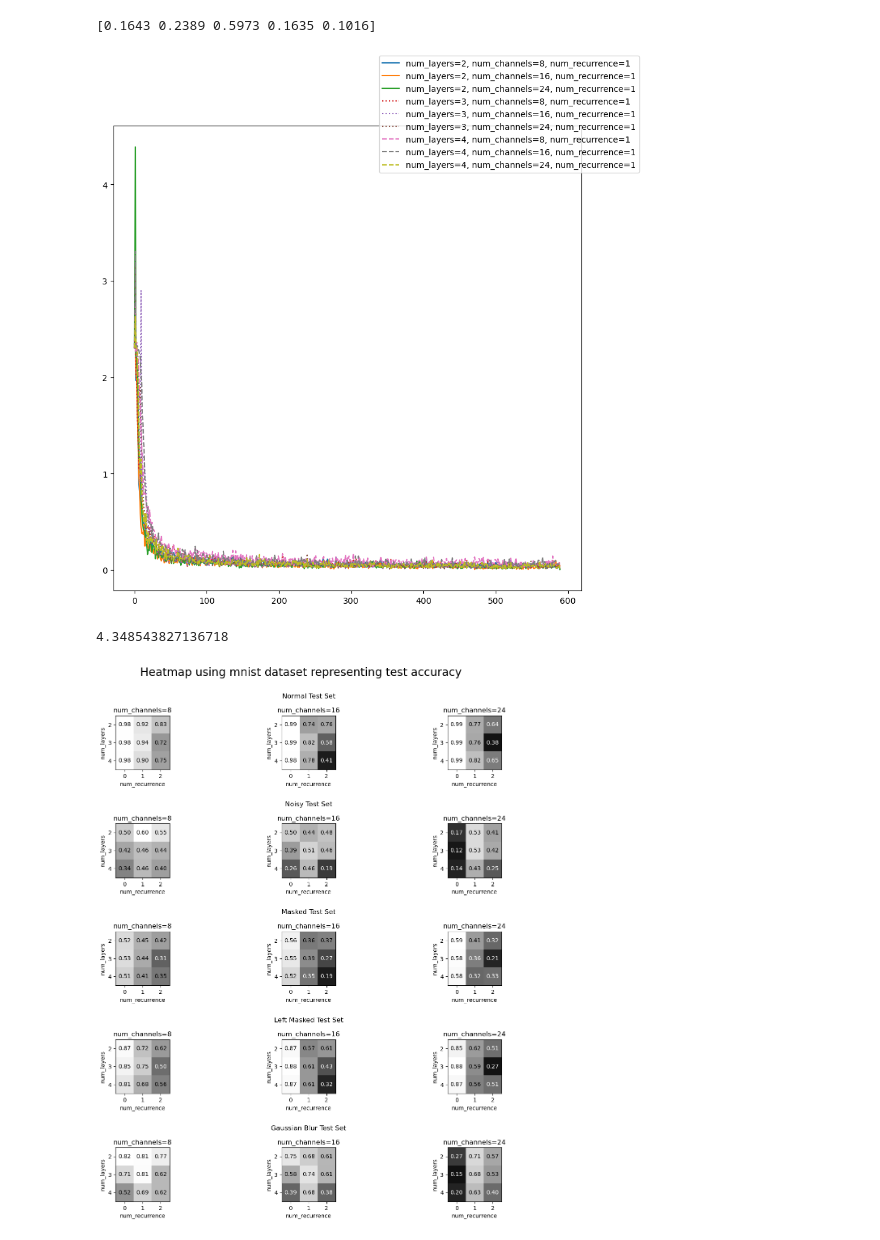
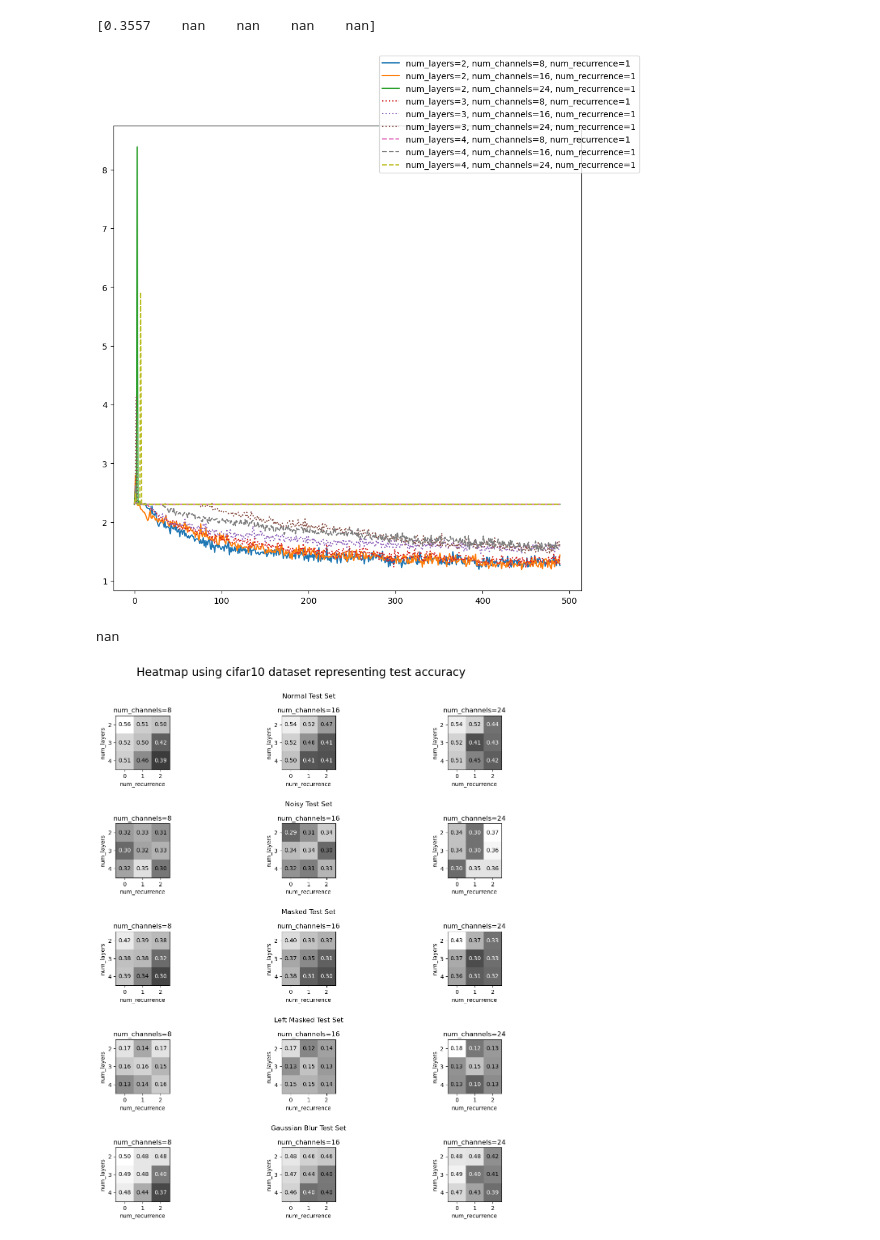
Before and after one commit to jacobyeung/recurrent-vision, a Jupyter notebook: analysis_mnist_bn_res.ipynb, the cells around one changed output. Cells and saved outputs as stored; diff of their text form; code cells hidden in the pictures.

```diff
--- a/analysis_mnist_bn_res.ipynb
+++ b/analysis_mnist_bn_res.ipynb
@@ -50,7 +50,7 @@ plt.style.use("default")
 # fig.tight_layout()
 # fig.savefig(f"{dataset}accuracy.png")
 # %%
-dataset = "mnist"
+dataset = "cifar10"
 seeds = [0, 10, 100, 1000, 10000]
 constant_acc = {"mnist": 0.1135, "cifar10": 0.10}
 all_acc = []
@@ -61,7 +61,7 @@ all_gaussian_blur_acc = []
 num_nans = 0
 losses = []
 for seed in seeds:
-    with open(f"./results/{dataset}_ind_bn_seed={seed}_combined_list.pkl", "rb") as f:
+    with open(f"./results/{dataset}_seed={seed}_combined_list.pkl", "rb") as f:
         temp = pkl.load(f)
     # Set values to nan if they are equal to the constant accuracy
     temp["test_accs"][np.where(temp["test_accs"] == constant_acc[dataset])] = np.nan
@@ -151,8 +151,8 @@ fig.legend(handles, labels)
 
 print(all_noisy_acc[:, 2, 2, 2])
 # %% [output]
-[0.1643 0.2389 0.5973 0.1635 0.1016]
+[0.3557    nan    nan    nan    nan]
-[figure, old version]
+[figure, new version]
 # %%
 acc_avg = np.nanmean(all_acc, axis=0)
 acc_std = np.nanstd(all_acc, axis=0)
@@ -170,7 +170,7 @@ print(np.sum(noisy_acc_std))
 # 3.4331005714587133
 # 3.831386051146184
 # %% [output]
-4.348543827136718
+nan
 # %%
 # bar_width = 0.2
 # fig, axes = plt.subplots(3, 3, figsize=(15, 15), sharey=True)
@@ -234,47 +234,47 @@ fig, axes = plt.subplots(5, 3, figsize=(15, 15))
 
 # Manual cleanup for cifar10
 # print(acc_avg[1, 2, 2])
-# acc_avg[1, 2, 2] = np.nanmean(all_acc[:, :, 2, 2])
-# acc_std[1, 2, 2] = np.nanstd(all_acc[:, :, 2, 2])
-# noisy_acc_avg[1, 2, 2] = np.nanmean(all_noisy_acc[:, :, 2, 2])
-# noisy_acc_std[1, 2, 2] = np.nanstd(all_noisy_acc[:, :, 2, 2])
-# masked_acc_avg[1, 2, 2] = np.nanmean(all_masked_acc[:, :, 2, 2])
-# masked_acc_std[1, 2, 2] = np.nanstd(all_masked_acc[:, :, 2, 2])
-# left_masked_acc_avg[1, 2, 2] = np.nanmean(all_left_masked_acc[:, :, 2, 2])
-# left_masked_acc_std[1, 2, 2] = np.nanstd(all_left_masked_acc[:, :, 2, 2])
-# gaussian_blur_acc_avg[1, 2, 2] = np.nanmean(all_gaussian_blur_acc[:, :, 2, 2])
-# gaussian_blur_acc_std[1, 2, 2] = np.nanstd(all_gaussian_blur_acc[:, :, 2, 2])
+acc_avg[1, 2, 2] = np.nanmean(all_acc[:, :, 2, 2])
+acc_std[1, 2, 2] = np.nanstd(all_acc[:, :, 2, 2])
+noisy_acc_avg[1, 2, 2] = np.nanmean(all_noisy_acc[:, :, 2, 2])
+noisy_acc_std[1, 2, 2] = np.nanstd(all_noisy_acc[:, :, 2, 2])
+masked_acc_avg[1, 2, 2] = np.nanmean(all_masked_acc[:, :, 2, 2])
+masked_acc_std[1, 2, 2] = np.nanstd(all_masked_acc[:, :, 2, 2])
+left_masked_acc_avg[1, 2, 2] = np.nanmean(all_left_masked_acc[:, :, 2, 2])
+left_masked_acc_std[1, 2, 2] = np.nanstd(all_left_masked_acc[:, :, 2, 2])
+gaussian_blur_acc_avg[1, 2, 2] = np.nanmean(all_gaussian_blur_acc[:, :, 2, 2])
+gaussian_blur_acc_std[1, 2, 2] = np.nanstd(all_gaussian_blur_acc[:, :, 2, 2])
 
 test_sets = [acc_avg, noisy_acc_avg, masked_acc_avg, left_masked_acc_avg, gaussian_blur_acc_avg]
 
 for i, test_set in enumerate(test_sets):
     vmin = np.min(test_set) - 0.05
     vmax = np.max(test_set)
     _kwargs = {"vmin": vmin, "vmax": vmax, "cmap": "gray"}
     for num_channels in range(3):
         ax = axes[i,num_channels]
         ax.set_title(f'num_channels={num_channels * 8 + 8}')
         ax.set_xlabel('num_recurrence')
         ax.set_ylabel('num_layers')
         im = ax.imshow(test_set[:, :, num_channels], **_kwargs)
         ax.set_xticks(np.arange(3))
         ax.set_yticks(np.arange(3))
         ax.set_yticklabels(np.arange(2,5))
         annotate_heatmap(im, valfmt="{x:.2f}")
 
 
 axes[0,1].set_title('\nNormal Test Set\n\nnum_channels=16')
 axes[1,1].set_title('Noisy Test Set\n\nnum_channels=16')
 axes[2,1].set_title('Masked Test Set\n\nnum_channels=16')
 axes[3,1].set_title('Left Masked Test Set\n\nnum_channels=16')
 axes[4,1].set_title('Gaussian Blur Test Set\n\nnum_channels=16')
 
 plt.subplots_adjust(left=0.125, bottom=0.1, right=0.9, top=0.9, wspace=0.2, hspace=1)
 fig.suptitle(f"Heatmap using {dataset} dataset representing test accuracy", fontsize=20)
 
-fig.savefig(f'accuracy_averaged_heatmap_bn_{dataset}.png')
+fig.savefig(f'accuracy_averaged_heatmap_original_{dataset}.png')
 # %% [output]
-[figure, old version]
+[figure, new version]
 # %%
 bar_width=0.2
 colors=['lightsteelblue', 'royalblue', 'navy']
```
Also changed, not shown: parts of 3 cells of this notebook, 4 other files.
